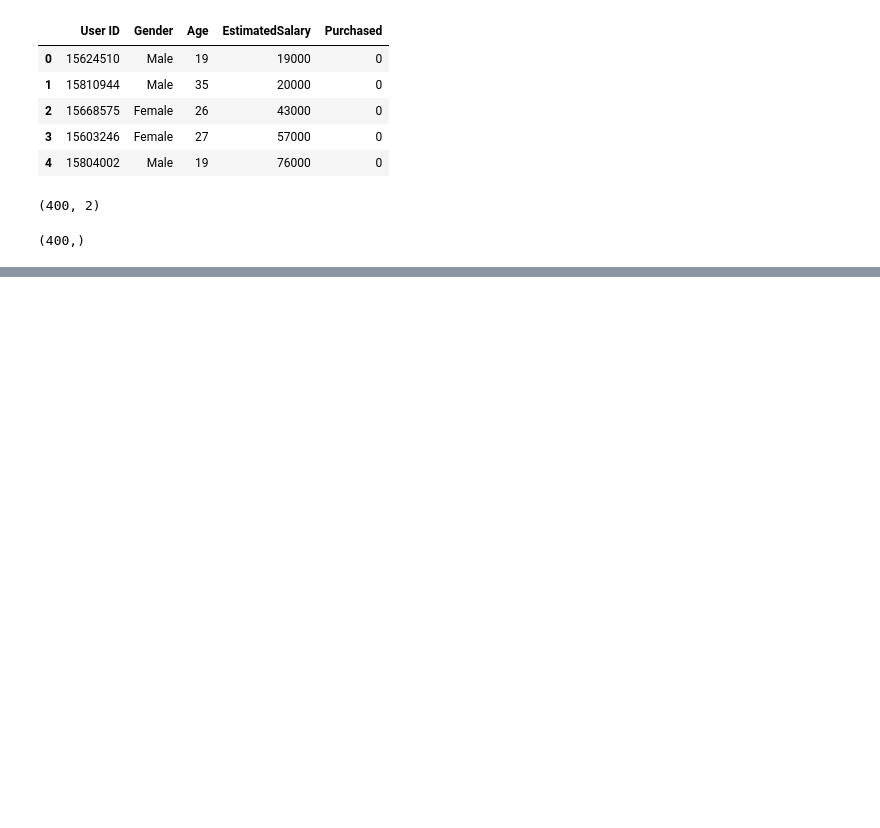
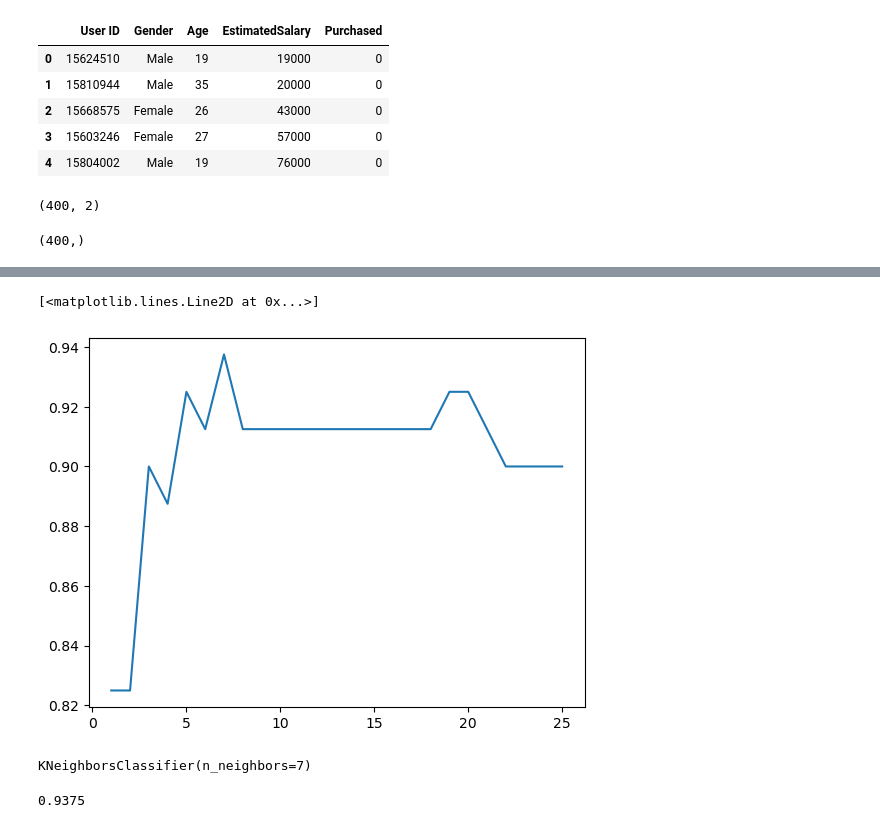
Before and after one commit to umar-khayam/Data-Science, a Jupyter notebook: Learning/ML/Algorithms/KNN/KNN.ipynb, the cells around one changed output, grey strips where cells are left out. Cells and saved outputs as stored; diff of their text form; code cells hidden in the pictures; blank space fills up the shorter version.

```diff
--- a/Learning/ML/Algorithms/KNN/KNN.ipynb
+++ b/Learning/ML/Algorithms/KNN/KNN.ipynb
@@ -27,0 +77,7 @@ X_train,X_test,y_train,y_test = train_test_split(X,y,test_size=0.20)
+# %%
+k = 17
+# %%
+from sklearn.neighbors import KNeighborsClassifier
+knn = KNeighborsClassifier(n_neighbors=k)
+# %%
+knn.fit(X_train,y_train)
@@ -27,0 +103,7 @@ X_train,X_test,y_train,y_test = train_test_split(X,y,test_size=0.20)
+# %%
+accuracy = []
+
+for i in range(1,26):
+    knn = KNeighborsClassifier(n_neighbors=i)
+    knn.fit(X_train,y_train)
+    accuracy.append(accuracy_score(y_test,knn.predict(X_test)))
@@ -27,0 +130,10 @@ X_train,X_test,y_train,y_test = train_test_split(X,y,test_size=0.20)
+# %%
+plt.plot(range(1,26),accuracy)
+# %% [output]
+[<matplotlib.lines.Line2D at 0x...>]
+[figure, added]
+# %%
+knn = KNeighborsClassifier(n_neighbors=7)
+knn.fit(X_train,y_train)
+# %% [output]
+KNeighborsClassifier(n_neighbors=7)
@@ -27,0 +142,4 @@ X_train,X_test,y_train,y_test = train_test_split(X,y,test_size=0.20)
+# %%
+accuracy_score(y_test,y_pred)
+# %% [output]
+0.9375
```
Also changed, not shown: parts of 11 cells of this notebook, 6 other files.
